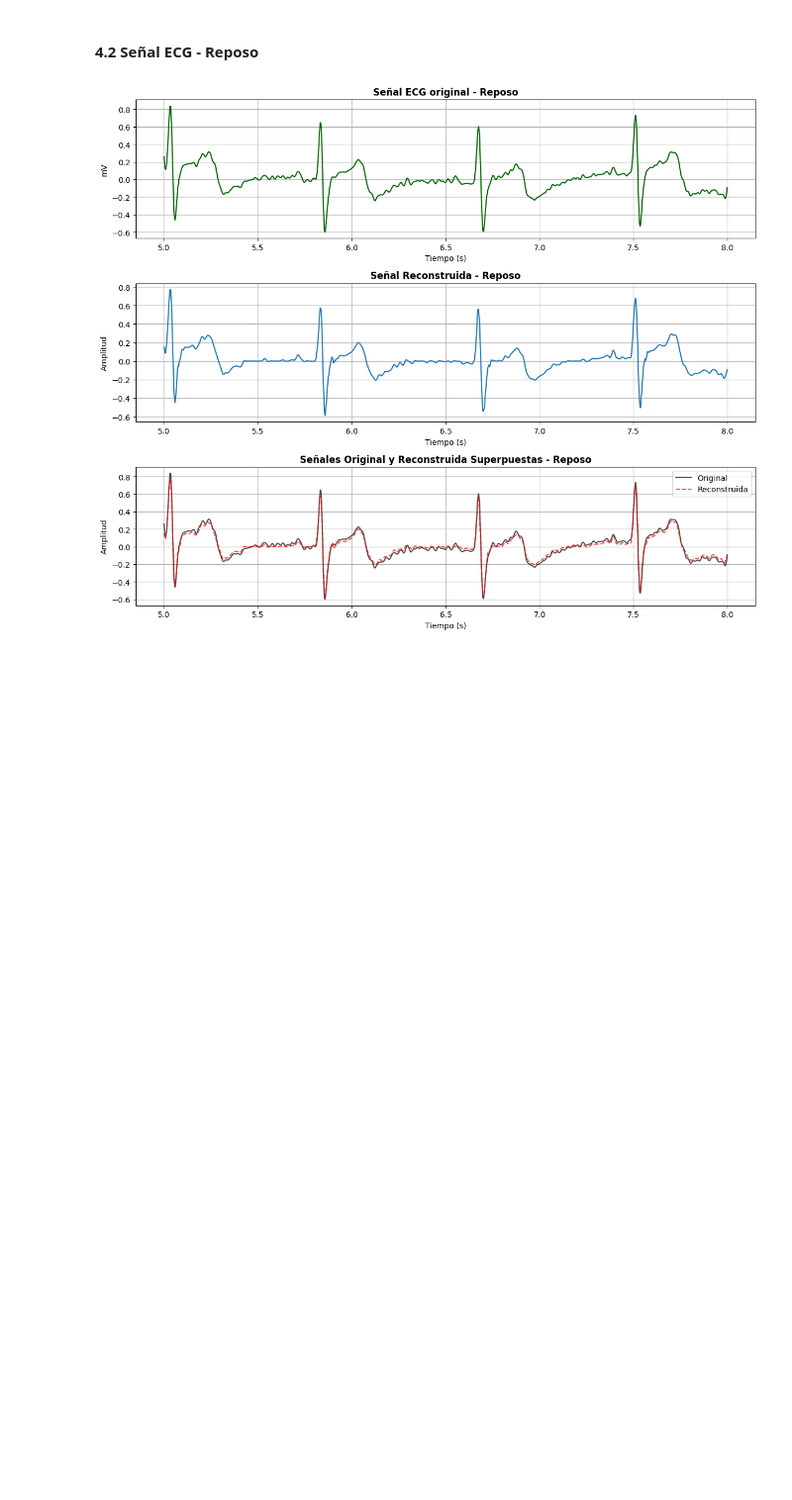
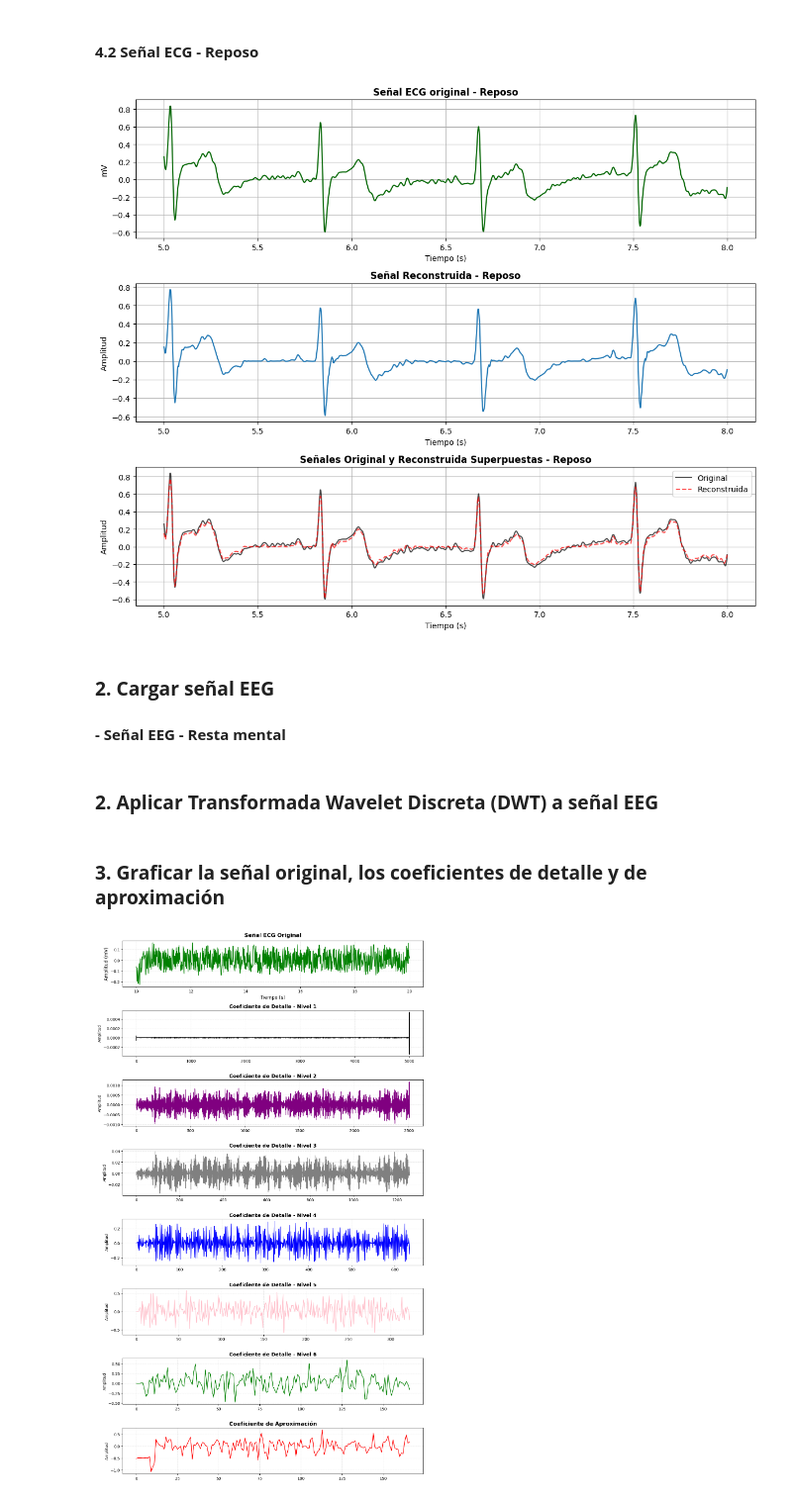
Before and after one commit to Andres-Landeo/GRUPO-09-ISB-2025-II, a Jupyter notebook: Laboratorios/Laboratorio 7 - Filtrado Wavelet/Código_ECG.ipynb, the cells around one changed output. Shown at 99% size. Cells and saved outputs as stored; diff of their text form; code cells hidden in the pictures; blank space fills up the shorter version.

```diff
--- a/Laboratorios/Laboratorio 7 - Filtrado Wavelet/Código_ECG.ipynb
+++ b/Laboratorios/Laboratorio 7 - Filtrado Wavelet/Código_ECG.ipynb
@@ -226,3 +227,6 @@ plt.tight_layout()
 plt.show()
 # %% [output]
 [figure]
+# %% [markdown]
+### **2. Cargar señal EEG**
+#### **- Señal EEG - Resta mental**
@@ -228,0 +254,51 @@ plt.show()
+# %% [markdown]
+### **2. Aplicar Transformada Wavelet Discreta (DWT) a señal EEG**
+# %%
+# Aplicar la DWT a señal EEG
+niveles = 6
+coeficientes = pywt.wavedec(x_filt, 'db6', level=niveles)
+
+# Reconstruir la señal a partir de los coeficientes de aproximación
+# Establecer un umbral para el denoising
+umbral = 0.1
+
+# Aplicar el umbral a los coeficientes
+coeffs_umbral = [pywt.threshold(c, umbral, mode='soft') for c in coeficientes]
+
+# Reconstruir la señal denoised
+x_rec = pywt.waverec(coeffs_umbral, 'db6')
+# %% [markdown]
+### **3. Graficar la señal original, los coeficientes de detalle y de aproximación**
+# %%
+# Graficar la señal original - Post ejercicio, los coeficientes de detalle y de aproximación
+plt.figure(figsize=(12, 20))
+
+# 1) Graficar la señal original
+plt.subplot(niveles + 2, 1, 1)
+plt.plot(t, x_filt, color="green", linewidth=1.5)
+plt.title("Señal ECG Original", fontsize=14, pad=10, fontweight='bold')
+plt.xlabel("Tiempo (s)", fontsize=12)
+plt.ylabel("Amplitud (mV)", fontsize=12)
+plt.grid(alpha=0.3, linestyle="--")
+
+# 2) Graficar los coeficientes de detalle en orden ascendente
+colors = ["black", "purple", "gray", "blue","pink","green"]
+
+for i in range(1, niveles + 1):
+    plt.subplot(niveles + 2, 1, i + 1)
+    plt.plot(coeficientes[niveles - i + 1], color=colors[i-1])
+    plt.title(f"Coeficiente de Detalle - Nivel {i}", fontsize=13, fontweight='bold')
+    plt.ylabel("Amplitud")
+    plt.grid(alpha=0.3, linestyle="--")
+
+# 3) Graficar el coeficiente de aproximación al final
+plt.subplot(niveles + 2, 1, niveles + 2)
+plt.plot(coeficientes[0], color="red")
+plt.title("Coeficiente de Aproximación", fontsize=14, fontweight='bold')
+plt.ylabel("Amplitud")
+plt.grid(alpha=0.3, linestyle="--")
+
+plt.tight_layout()
+plt.show()
+# %% [output]
+[figure, added]
```
Also changed, not shown: parts of 7 cells of this notebook, 4 other files.
